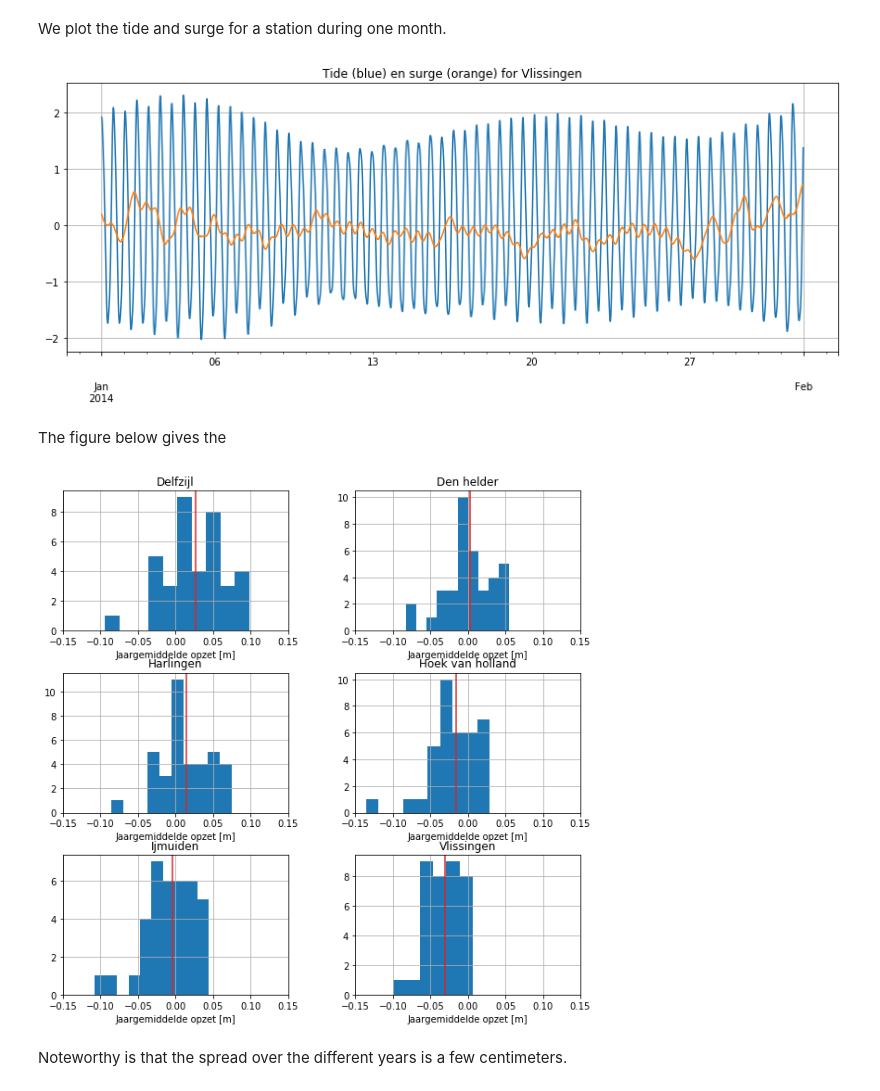
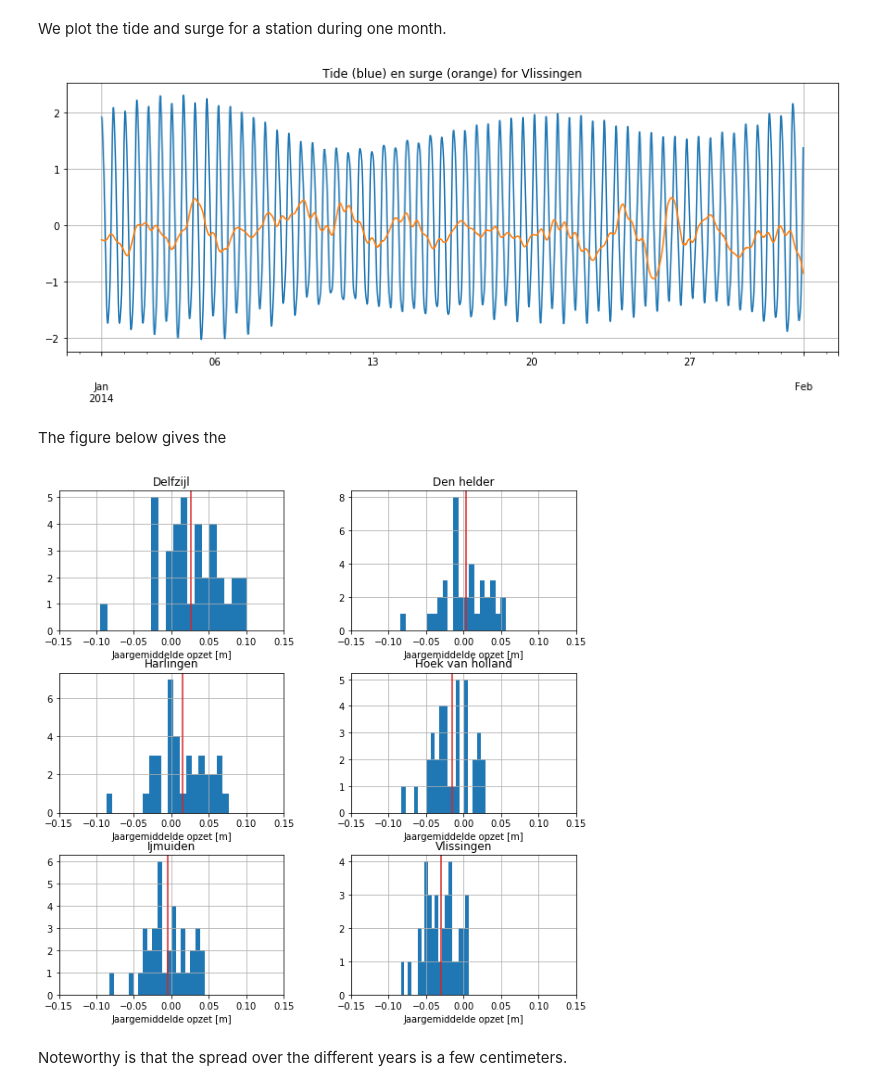
Before and after one commit to openearth/sealevel, a Jupyter notebook: notebooks/analysis/gtsr/Analyse GTSR.ipynb, the cells around one changed output. Drawn from its saved outputs; the diff is of its cells as text; code cells hidden in the pictures.

Commit message:
Fixed time difference
Fixed the 366 day difference between MATLAB and Python

```diff
--- a/notebooks/analysis/gtsr/Analyse GTSR.ipynb
+++ b/notebooks/analysis/gtsr/Analyse GTSR.ipynb
@@ -144,3 +151,17 @@ surge = pd.DataFrame(
+# %%
+# Get values
+data = ds['surge'].variables['waterlevel'][:, find_station_index(coordinates['surge'], tide_stations)]
+
+# Construct time index
+date_correction = datetime.timedelta(days=366)
+time = [datetime.datetime.fromordinal(int(ts)) + datetime.timedelta(seconds=round((ts % 1) * 86400)) - date_correction
+        for ts in ds['surge']['time'][:]]
+print(time[0])
+surge = pd.DataFrame(
+    data=data,
+    index=time,
+    columns=[station[-1].lower().capitalize() for station in tide_stations]
+)
 # %%
 tide.head()
 # %% [output]
@@ -183,18 +204,18 @@ ax.grid()
 
 ax.set_title(f'Tide (blue) en surge (orange) for {station}');
 # %% [output]
-[figure, old version]
+[figure, new version]
 # %% [markdown]
 The figure below gives the
 # %%
-axs = surge.groupby(surge.index.year).mean().hist(figsize=(10, 10))
+axs = surge.groupby(surge.index.year).mean().hist(figsize=(10, 10), bins=20)
 for mean, ax in zip(surge.mean().sort_index().values, axs.ravel()):
     ax.set_xlim(-.15, .15)
     ax.set_xlabel('Jaargemiddelde opzet [m]')
     ax.set_ylim(ax.get_ylim())
     ax.plot([mean]*2, ax.get_ylim(), color='C3')
 # %% [output]
-[figure, old version]
+[figure, new version]
 # %% [markdown]
 Noteworthy is that the spread over the different years is a few centimeters.
 # %% [markdown]
```
Also changed, not shown: parts of 4 cells of this notebook.
